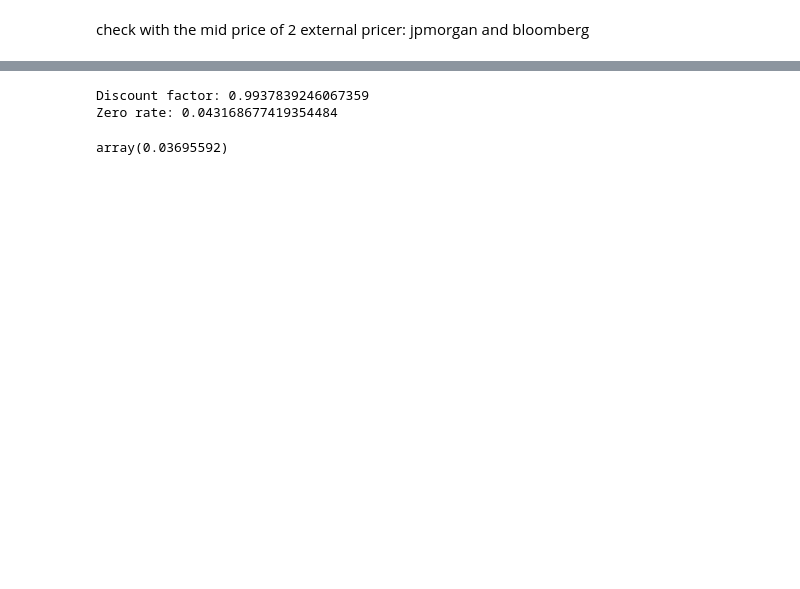
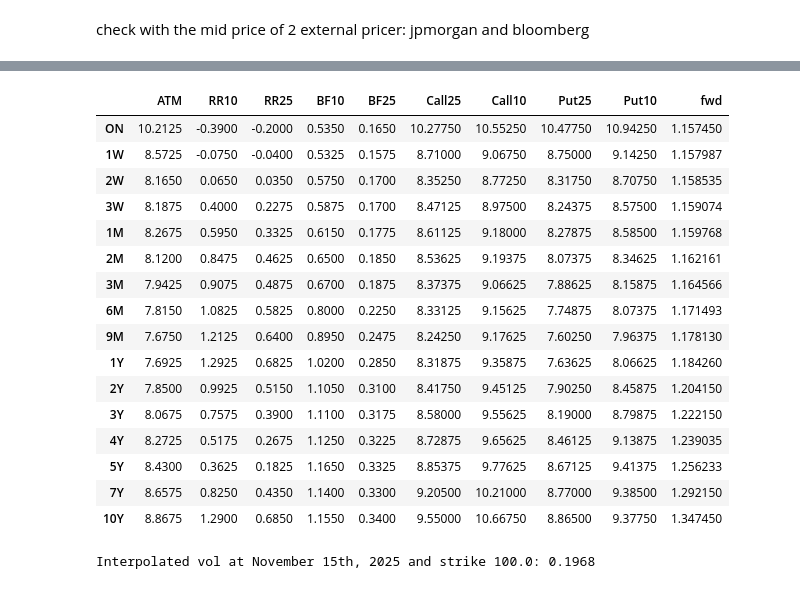
Before and after one commit to federicorug/FX, a Jupyter notebook: test.ipynb, the cells around one changed output, grey strips where cells are left out. Saved outputs shown, nothing was run; the diff lists cells and outputs as text; code cells hidden in the pictures; blank space fills up the shorter version.

```diff
--- a/test.ipynb
+++ b/test.ipynb
@@ -55,11 +21,0 @@ zero_curve_handle = ql.YieldTermStructureHandle(zero_curve)
-# %%
-# Get discount factor at 1 year
-one_year = ql_today + ql.Period(2, ql.Months)
-print("Discount factor:", zero_curve_handle.discount(one_year))
-
-# Get zero rate
-zr = zero_curve_handle.zeroRate(one_year, day_count, ql.Continuous)
-print("Zero rate:", zr.rate())
-# %% [output]
-Discount factor: 0.9937839246067359
-Zero rate: 0.043168677419354484
@@ -72,4 +22,20 @@ c = interpolate.interp1d(pillar_mat, pillar_rates, kind='linear', fill_value='ex
-# %%
-c(2.5)
-# %% [output]
-array(0.03695592)
+# %%
+option.mkt.surf
+# %% [output]
+|  | ATM | RR10 | RR25 | BF10 | BF25 | Call25 | Call10 | Put25 | Put10 | fwd |
+| ON | 10.2125 | -0.3900 | -0.2000 | 0.5350 | 0.1650 | 10.27750 | 10.55250 | 10.47750 | 10.94250 | 1.157450 |
+| 1W | 8.5725 | -0.0750 | -0.0400 | 0.5325 | 0.1575 | 8.71000 | 9.06750 | 8.75000 | 9.14250 | 1.157987 |
+| 2W | 8.1650 | 0.0650 | 0.0350 | 0.5750 | 0.1700 | 8.35250 | 8.77250 | 8.31750 | 8.70750 | 1.158535 |
+| 3W | 8.1875 | 0.4000 | 0.2275 | 0.5875 | 0.1700 | 8.47125 | 8.97500 | 8.24375 | 8.57500 | 1.159074 |
+| 1M | 8.2675 | 0.5950 | 0.3325 | 0.6150 | 0.1775 | 8.61125 | 9.18000 | 8.27875 | 8.58500 | 1.159768 |
+| 2M | 8.1200 | 0.8475 | 0.4625 | 0.6500 | 0.1850 | 8.53625 | 9.19375 | 8.07375 | 8.34625 | 1.162161 |
+| 3M | 7.9425 | 0.9075 | 0.4875 | 0.6700 | 0.1875 | 8.37375 | 9.06625 | 7.88625 | 8.15875 | 1.164566 |
+| 6M | 7.8150 | 1.0825 | 0.5825 | 0.8000 | 0.2250 | 8.33125 | 9.15625 | 7.74875 | 8.07375 | 1.171493 |
+| 9M | 7.6750 | 1.2125 | 0.6400 | 0.8950 | 0.2475 | 8.24250 | 9.17625 | 7.60250 | 7.96375 | 1.178130 |
+| 1Y | 7.6925 | 1.2925 | 0.6825 | 1.0200 | 0.2850 | 8.31875 | 9.35875 | 7.63625 | 8.06625 | 1.184260 |
+| 2Y | 7.8500 | 0.9925 | 0.5150 | 1.1050 | 0.3100 | 8.41750 | 9.45125 | 7.90250 | 8.45875 | 1.204150 |
+| 3Y | 8.0675 | 0.7575 | 0.3900 | 1.1100 | 0.3175 | 8.58000 | 9.55625 | 8.19000 | 8.79875 | 1.222150 |
+| 4Y | 8.2725 | 0.5175 | 0.2675 | 1.1250 | 0.3225 | 8.72875 | 9.65625 | 8.46125 | 9.13875 | 1.239035 |
+| 5Y | 8.4300 | 0.3625 | 0.1825 | 1.1650 | 0.3325 | 8.85375 | 9.77625 | 8.67125 | 9.41375 | 1.256233 |
+| 7Y | 8.6575 | 0.8250 | 0.4350 | 1.1400 | 0.3300 | 9.20500 | 10.21000 | 8.77000 | 9.38500 | 1.292150 |
+| 10Y | 8.8675 | 1.2900 | 0.6850 | 1.1550 | 0.3400 | 9.55000 | 10.66750 | 8.86500 | 9.37750 | 1.347450 |
@@ -75,0 +73,8 @@ array(0.03695592)
+# %%
+expiry = ql.Date(15, 11, 2025)
+strike = 100.0
+
+vol = black_vol_surface.blackVol(expiry, strike)
+print(f"Interpolated vol at {expiry} and strike {strike}: {vol:.4f}")
+# %% [output]
+Interpolated vol at November 15th, 2025 and strike 100.0: 0.1968
```
Also changed, not shown: parts of 11 cells of this notebook, 4 other files.
